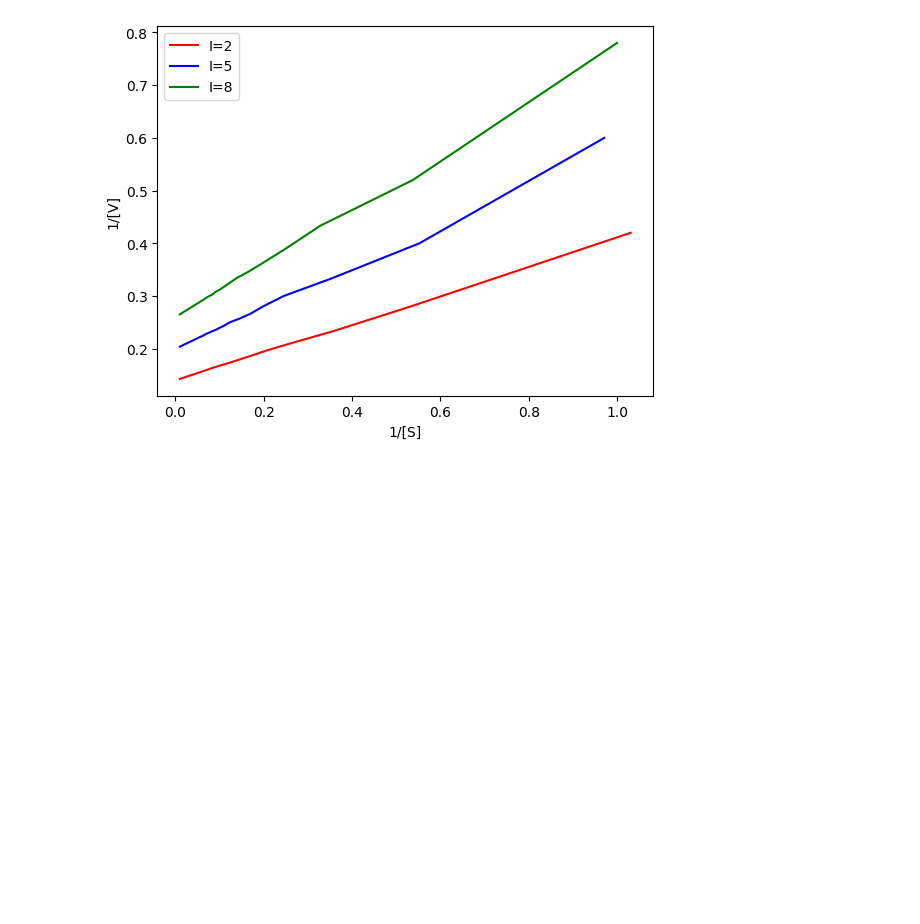
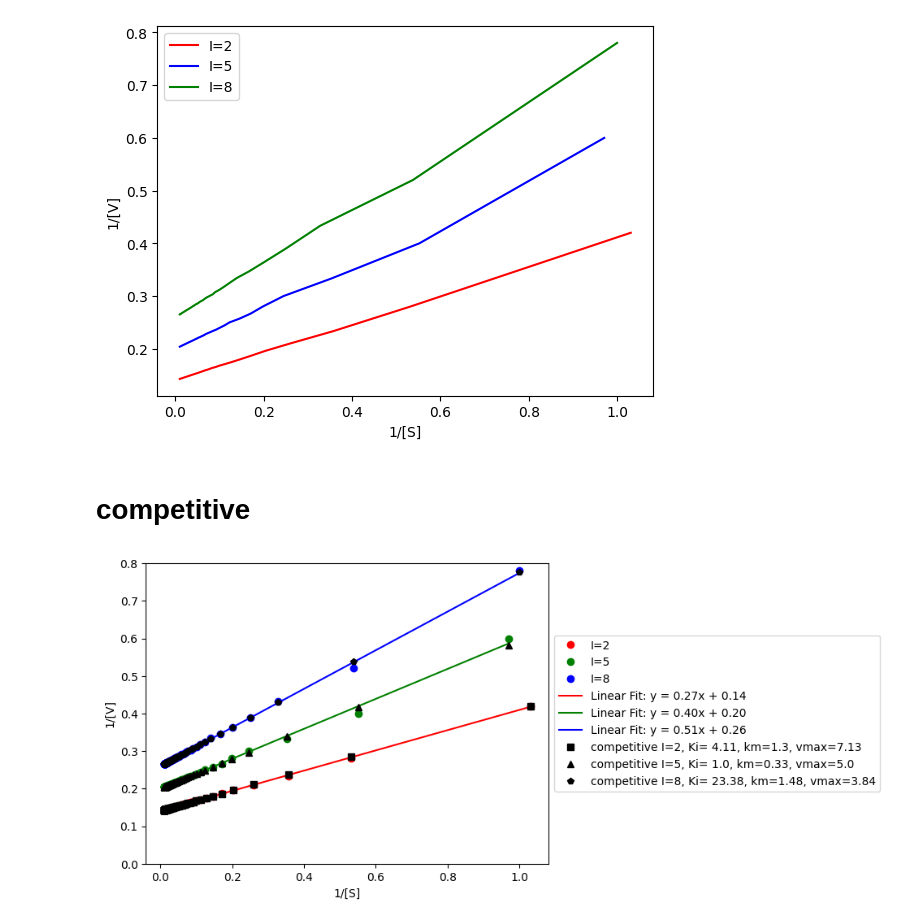
Before and after one commit to sachagijsbers/comp_bio, a Jupyter notebook: lawofmass.ipynb, the cells around one changed output. Saved outputs shown, nothing was run; the diff lists cells and outputs as text; code cells hidden in the pictures; blank space fills up the shorter version.

```diff
--- a/lawofmass.ipynb
+++ b/lawofmass.ipynb
@@ -163,7 +163,7 @@ In summary, both the Michaelis-Menten plot and the Lineweaver-Burk plot provide
 # %% [markdown]
 ## Question 3: Inhibitors
 # %%
-def mm_competitive(S_list, I, Ki, Km=1, Vmax=12):
+def mm_competitive(S_list, I, Ki, Km, Vmax):
     """
     This function takes a list of substrate concentrations,
     a Michaelis-Menten constant, and a maximum reaction rate,
@@ -175,7 +175,7 @@ def mm_competitive(S_list, I, Ki, Km=1, Vmax=12):
         V_list.append(V)
     return np.array(V_list)
 
-def mm_uncompetitive(S_list, I, Ki, Km=1, Vmax=12):
+def mm_uncompetitive(S_list, I, Ki, Km, Vmax):
     """
     This function takes a list of substrate concentrations,
     a Michaelis-Menten constant, and a maximum reaction rate,
@@ -187,7 +187,7 @@ def mm_uncompetitive(S_list, I, Ki, Km=1, Vmax=12):
         V_list.append(V)
     return np.array(V_list)
 
-def mm_noncompetitive(S_list, I, Ki, Km=1, Vmax=12):
+def mm_noncompetitive(S_list, I, Ki, Km, Vmax):
     """
     This function takes a list of substrate concentrations,
     a Michaelis-Menten constant, and a maximum reaction rate,
@@ -289,0 +525,57 @@ plt.show()
+# %% [markdown]
+# competitive
+# %%
+S_2 = 1/np.array(DataI2['S'])[1:]
+V_2 = 1/np.array(DataI2['V'])[1:]
+S_5 = 1/np.array(DataI5['S'])[1:]
+V_5 = 1/np.array(DataI5['V'])[1:]
+S_8 = 1/np.array(DataI8['S'])[1:]
+V_8 = 1/np.array(DataI8['V'])[1:]
+
+plt.plot(S_2, V_2,'ro', label='I=2')
+plt.plot(S_5, V_5,'go', label='I=5')
+plt.plot(S_8, V_8,'bo', label='I=8')
+
+slope_2, intercept_2 = np.polyfit(S_2, V_2, 1)
+slope_5, intercept_5 = np.polyfit(S_5, V_5, 1)
+slope_8, intercept_8 = np.polyfit(S_8, V_8, 1)
+
+plt.plot(S_2, slope_2 * S_2 + intercept_2, 'r-', label='Linear Fit: y = {:.2f}x + {:.2f}'.format(slope_2, intercept_2) )
+plt.plot(S_5, slope_5 * S_5 + intercept_5, 'g-', label='Linear Fit: y = {:.2f}x + {:.2f}'.format(slope_5, intercept_5) )
+plt.plot(S_8, slope_8 * S_8 + intercept_8, 'b-', label='Linear Fit: y = {:.2f}x + {:.2f}'.format(slope_8, intercept_8) )
+
+Ki_comp, km_comp, vmax_comp = curve_fit(mm_competitive_I2, DataI2['S'], DataI2['V'], p0=[1, 1, 12], bounds=(0, [np.inf, np.inf, np.inf]))[0]
+Ki_uncomp, km_uncomp, vmax_uncomp = curve_fit(mm_uncompetitive_I2, DataI2['S'], DataI2['V'], p0=[1, 1,12], bounds=(0, [np.inf, np.inf, np.inf]))[0]
+I_comp = 2
+I_uncomp = 2
+V_fit_comp = mm_competitive(DataI2['S'][1:], I_comp, Ki_comp, km_comp, vmax_comp)
+V_fit_uncomp = mm_uncompetitive(DataI2['S'][1:], I_uncomp, Ki_uncomp, km_uncomp, vmax_uncomp)
+plt.plot(S_2, 1/np.array(V_fit_comp), 'ks', label=f'competitive I={np.round(I_comp, 2)}, Ki= {np.round(Ki_comp, 2)}, km={np.round(km_comp, 2)}, vmax={np.round(vmax_comp, 2)}')
+# plt.plot(S_2, 1/np.array(V_fit_uncomp), 'ks', label=f'uncompetitive I={np.round(I_uncomp, 2)}, Ki= {np.round(Ki_uncomp, 2)}, km={np.round(km_uncomp, 2)}, vmax={np.round(vmax_uncomp, 2)}')
+
+Ki_comp, km_comp, vmax_comp = curve_fit(mm_competitive_I5, DataI5['S'], DataI5['V'], p0=[1, 1, 12], bounds=(0, [np.inf, np.inf, np.inf]))[0]
+Ki_uncomp, km_uncomp, vmax_uncomp = curve_fit(mm_uncompetitive_I5, DataI5['S'], DataI5['V'], p0=[1, 1,12], bounds=(0, [np.inf, np.inf, np.inf]))[0]
+I_comp = 5
+I_uncomp = 5
+V_fit_comp = mm_competitive(DataI5['S'][1:], I_comp, Ki_comp, km_comp, vmax_comp)
+V_fit_uncomp = mm_uncompetitive(DataI5['S'][1:], I_uncomp, Ki_uncomp, km_uncomp, vmax_uncomp)
+plt.plot(S_5, 1/np.array(V_fit_comp), 'k^', label=f'competitive I={np.round(I_comp, 2)}, Ki= {np.round(Ki_comp, 2)}, km={np.round(km_comp, 2)}, vmax={np.round(vmax_comp, 2)}')
+# plt.plot(S_5, 1/np.array(V_fit_uncomp), 'k^', label=f'uncompetitive I={np.round(I_uncomp, 2)}, Ki= {np.round(Ki_uncomp, 2)}, km={np.round(km_uncomp, 2)}, vmax={np.round(vmax_uncomp, 2)}')
+
+Ki_comp, km_comp, vmax_comp = curve_fit(mm_competitive_I8, DataI8['S'], DataI8['V'], p0=[1, 1, 12], bounds=(0, [np.inf, np.inf, np.inf]))[0]
+Ki_uncomp, km_uncomp, vmax_uncomp = curve_fit(mm_uncompetitive_I8, DataI8['S'], DataI8['V'], p0=[1, 1,12], bounds=(0, [np.inf, np.inf, np.inf]))[0]
+I_comp = 8
+I_uncomp = 8
+V_fit_comp = mm_competitive(DataI8['S'][1:], I_comp, Ki_comp, km_comp, vmax_comp)
+V_fit_uncomp = mm_uncompetitive(DataI8['S'][1:], I_uncomp, Ki_uncomp, km_uncomp, vmax_uncomp)
+plt.plot(S_8, 1/np.array(V_fit_comp), 'kp', label=f'competitive I={np.round(I_comp, 2)}, Ki= {np.round(Ki_comp, 2)}, km={np.round(km_comp, 2)}, vmax={np.round(vmax_comp, 2)}')
+# plt.plot(S_8, 1/np.array(V_fit_uncomp), 'kp', label=f'uncompetitive I={np.round(I_uncomp, 2)}, Ki= {np.round(Ki_uncomp, 2)}, km={np.round(km_uncomp, 2)}, vmax={np.round(vmax_uncomp, 2)}')
+
+# plot legend next to graph instead of on top
+plt.legend(loc='center left', bbox_to_anchor=(1, 0.5))
+plt.ylim(0, 0.8)
+plt.xlabel('1/[S]')
+plt.ylabel('1/[V]')
+plt.show()
+# %% [output]
+[figure, added]
```
Also changed, not shown: parts of 10 cells of this notebook.
